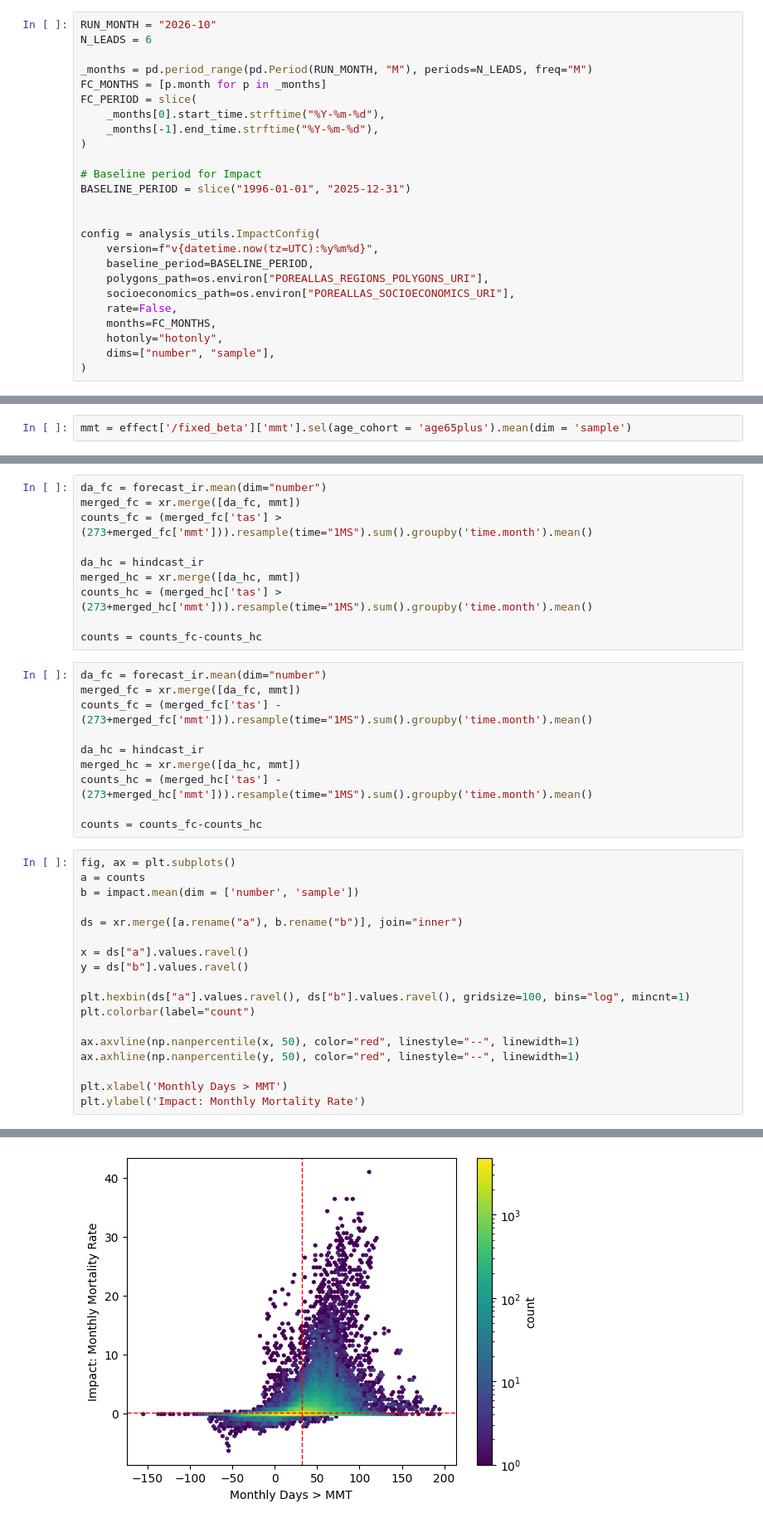
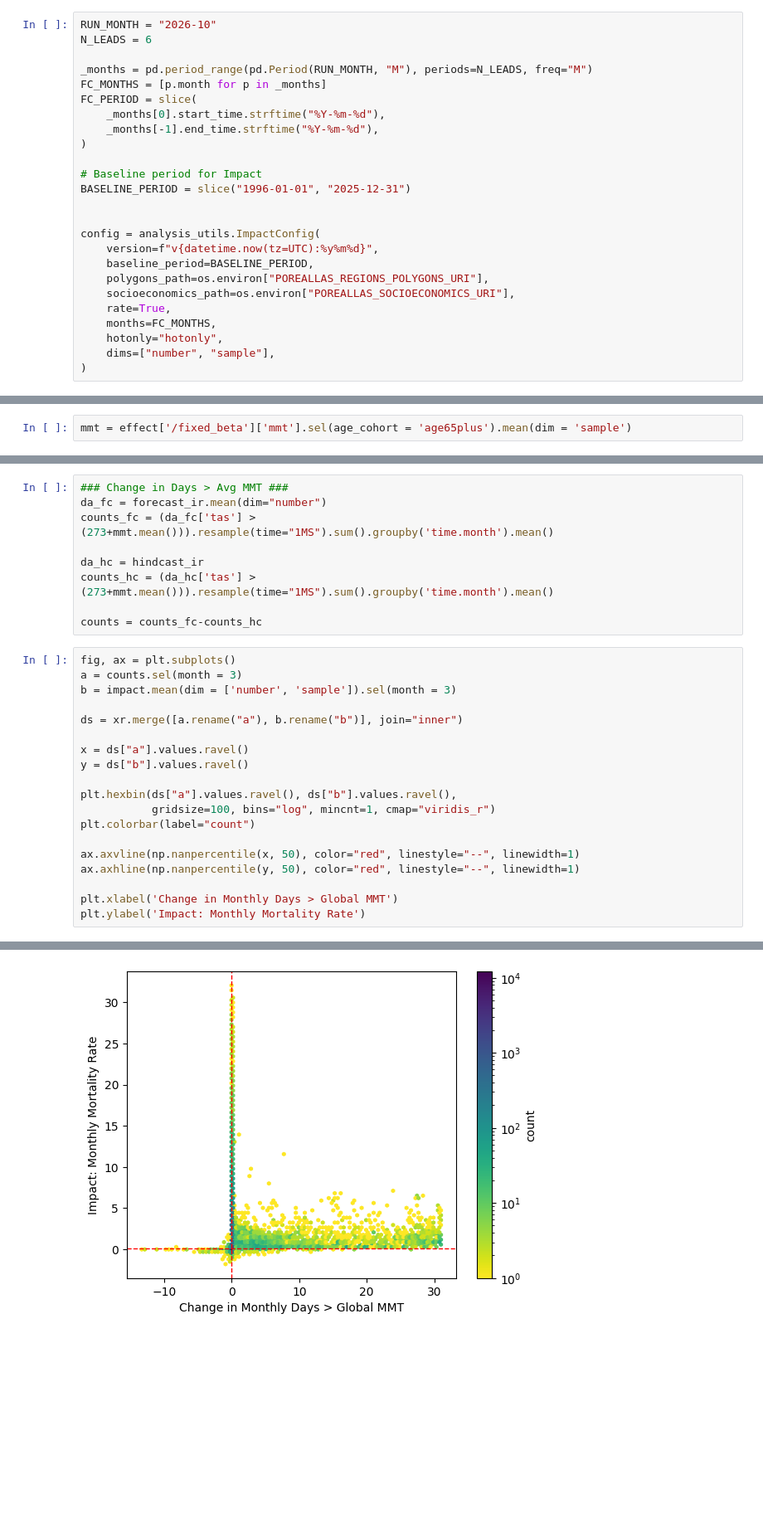
Before and after one commit to ClimateImpactLab/mccusker_seasonal_2026, a Jupyter notebook: paper_plotting/p05_scatter.ipynb, the cells around one changed output, grey strips where cells are left out. Shown at 83% size. Drawn from its saved outputs; the diff is of its cells as text; blank space fills up the shorter version.

Commit message:
update scatterplot

```diff
--- a/paper_plotting/p05_scatter.ipynb
+++ b/paper_plotting/p05_scatter.ipynb
@@ -49,7 +51,7 @@ config = analysis_utils.ImpactConfig(
     baseline_period=BASELINE_PERIOD,
     polygons_path=os.environ["POREALLAS_REGIONS_POLYGONS_URI"],
     socioeconomics_path=os.environ["POREALLAS_SOCIOECONOMICS_URI"],
-    rate=False,
+    rate=True,
     months=FC_MONTHS,
     hotonly="hotonly",
     dims=["number", "sample"],
@@ -92,41 +98,31 @@ hindcast_ir = isku_utils.grid_to_ir(hindcast, savefile=None)
 # %%
+### Change in Days > Avg MMT ###
 da_fc = forecast_ir.mean(dim="number")
-merged_fc = xr.merge([da_fc, mmt])
-counts_fc = (merged_fc['tas'] > (273+merged_fc['mmt'])).resample(time="1MS").sum().groupby('time.month').mean()
+counts_fc = (da_fc['tas'] > (273+mmt.mean())).resample(time="1MS").sum().groupby('time.month').mean()
 
 da_hc = hindcast_ir
-merged_hc = xr.merge([da_hc, mmt])
-counts_hc = (merged_hc['tas'] > (273+merged_hc['mmt'])).resample(time="1MS").sum().groupby('time.month').mean()
+counts_hc = (da_hc['tas'] > (273+mmt.mean())).resample(time="1MS").sum().groupby('time.month').mean()
 
 counts = counts_fc-counts_hc
-# %%
-da_fc = forecast_ir.mean(dim="number")
-merged_fc = xr.merge([da_fc, mmt])
-counts_fc = (merged_fc['tas'] - (273+merged_fc['mmt'])).resample(time="1MS").sum().groupby('time.month').mean()
-
-da_hc = hindcast_ir
-merged_hc = xr.merge([da_hc, mmt])
-counts_hc = (merged_hc['tas'] - (273+merged_hc['mmt'])).resample(time="1MS").sum().groupby('time.month').mean()
-
-counts = counts_fc-counts_hc
 # %%
 fig, ax = plt.subplots()
-a = counts
-b = impact.mean(dim = ['number', 'sample'])
+a = counts.sel(month = 3)
+b = impact.mean(dim = ['number', 'sample']).sel(month = 3)
 
 ds = xr.merge([a.rename("a"), b.rename("b")], join="inner")
 
 x = ds["a"].values.ravel()
 y = ds["b"].values.ravel()
 
-plt.hexbin(ds["a"].values.ravel(), ds["b"].values.ravel(), gridsize=100, bins="log", mincnt=1)
+plt.hexbin(ds["a"].values.ravel(), ds["b"].values.ravel(),
+           gridsize=100, bins="log", mincnt=1, cmap="viridis_r")
 plt.colorbar(label="count")
 
 ax.axvline(np.nanpercentile(x, 50), color="red", linestyle="--", linewidth=1)
 ax.axhline(np.nanpercentile(y, 50), color="red", linestyle="--", linewidth=1)
 
-plt.xlabel('Monthly Days > MMT')
+plt.xlabel('Change in Monthly Days > Global MMT')
 plt.ylabel('Impact: Monthly Mortality Rate')
 # %% [output]
 Text(0, 0.5, 'Impact: Monthly Mortality Rate')
-[figure, old version]
+[figure, new version]
```
Also changed, not shown: parts of 10 cells of this notebook.
